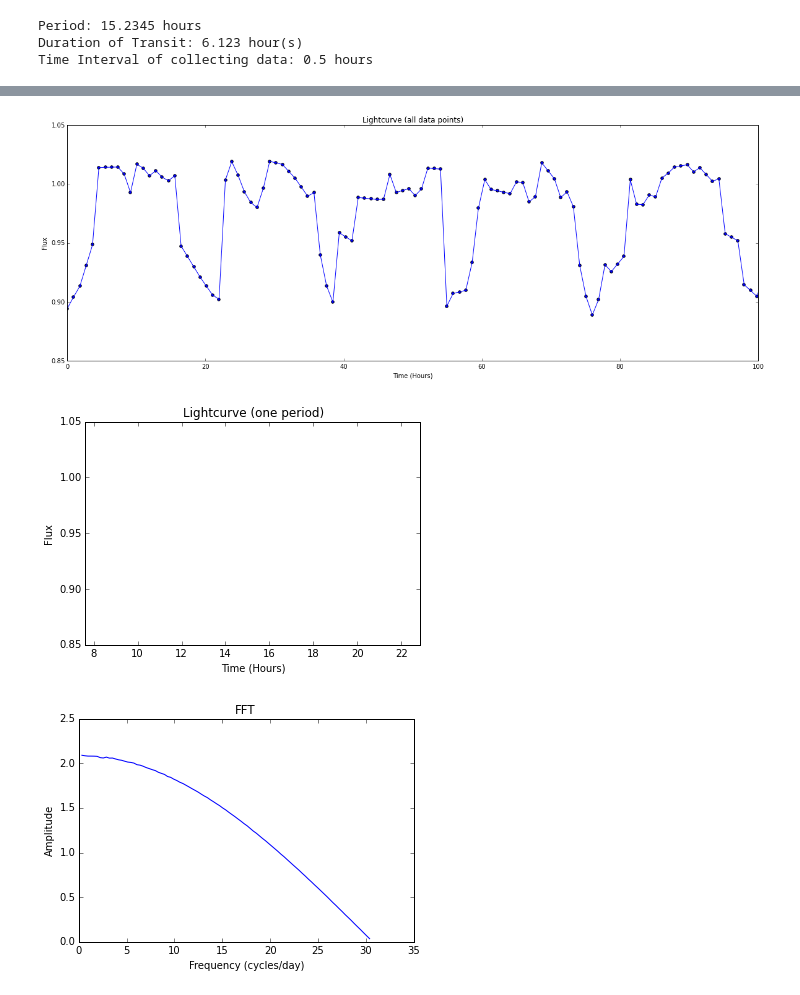
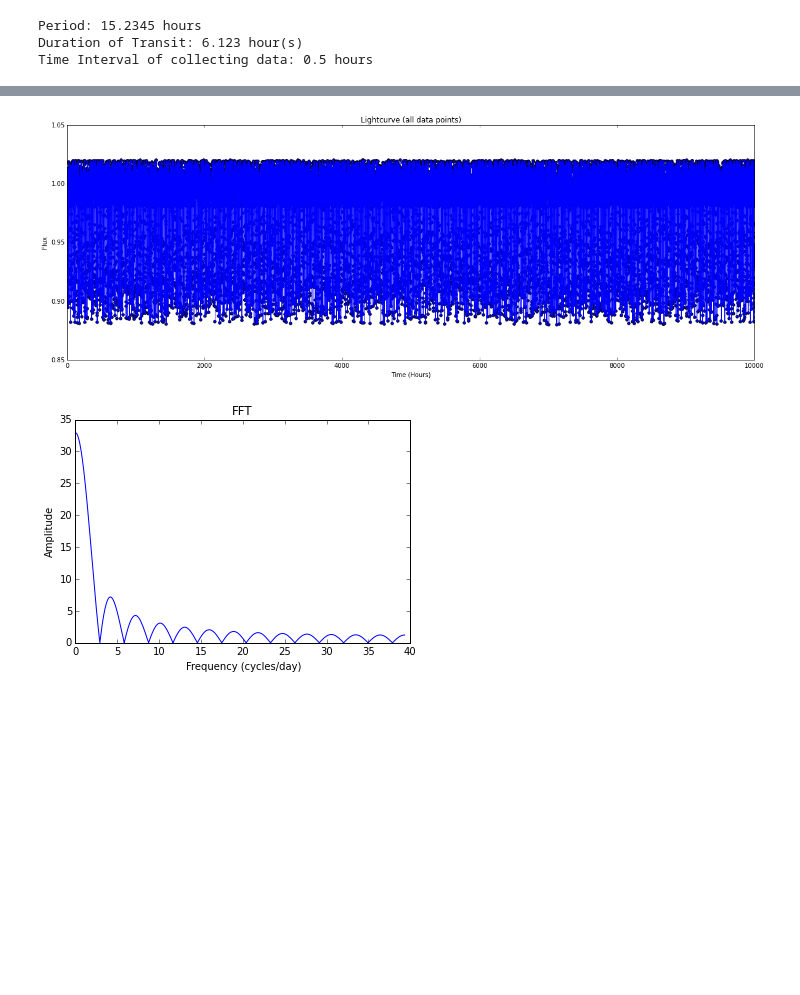
Before and after one commit to dianadianadiana/FFT, a Jupyter notebook: flux_function_transit.ipynb, the cells around one changed output, grey strips where cells are left out. Cells and saved outputs as stored; diff of their text form; code cells hidden in the pictures; blank space fills up the shorter version.

```diff
--- a/flux_function_transit.ipynb
+++ b/flux_function_transit.ipynb
@@ -105,10 +105,10 @@ Period: 15.2345 hours
 Duration of Transit: 6.123 hour(s)
 Time Interval of collecting data: 0.5 hours
 # %%
-# Setting up a Time Array
-# --- has scatter --- has gaps ---
+### Setting up a Time Array
+### --- time scatter --- has gaps ---
 
-a, b = 0, 100 #hours
+a, b = 0, 10000 #hours
 #N: number of data points
 N = np.round((b-a) / time_int) #float
 print("Number of data points: " + str(N))
@@ -119,7 +119,23 @@ time_sigma = 3.5/60 # in hours
 time_scatter = time_sigma * (np.random.random_sample(len(t)))
 t = t + time_scatter
 
-t_random =  np.around(np.random.random(len(t))) # create array randomly with 0s and 1s
+t_random =  np.around(np.random.random(len(t))) # create array randomly with 0's and 1's
+
+count_one = np.float(np.count_nonzero(t_random)) # count the number of "1's" in the array
+ratio = .94 # the ratio of how many data points we have to how many are missing
+while count_one/len(t_random) < ratio:
+    loc_zero = np.transpose(np.argwhere(t_random == 0.0))[0] # arr with indexes of 0's
+    # create a random bool array with the same length as loc_zero
+    # true: data point, false: gap point
+    loc_zero_bool = np.array(np.around(np.random.random(len(loc_zero))),dtype=bool)
+    i = 0
+    while i < len(loc_zero):
+        index = loc_zero[i]
+        if loc_zero_bool[i]:
+            t_random[index] = 1.0
+        i+=1
+    count_one = np.float(np.count_nonzero(t_random)) # recount all the 1's now
+
 t_bool = array(t_random, dtype=bool) # make a boolean array -- True is a data point, False is a gap
 t_bool[0], t_bool[len(t_bool) - 1] = True, True # make sure end points are data points
 
@@ -254,32 +236,31 @@ flux at index 132.0 : 0.930899340621
 # %%
 #plot the lightcurves
 
 #plot lightcurve all data points
 fig = plt.figure(figsize=(20,15))
 ax = fig.add_subplot(2,1,1)
 t = time_cad
 f = flux_cad
 ax.scatter(t,f)
 ax.plot(t,f)
 plt.title("Lightcurve (all data points)")
 plt.xlabel("Time (Hours)")
 plt.ylabel("Flux")
 plt.xlim([a,b])
 plt.ylim([1 - 1.5*delta, 1. + .5*delta])
 plt.show()
 
 #HOW TO MAKE THIS GRAPH WORK
-ax = fig.add_subplot(2,1,2)
-ax.scatter(t,f)
-plt.title("Lightcurve (one period)")
-plt.xlabel("Time (Hours)")
-plt.ylabel("Flux")
-plt.xlim([period - .5*period, period + .5*period])
-plt.ylim([1 - 1.5*delta, 1 + .5*delta])
-plt.show()
+# ax = fig.add_subplot(2,1,2)
+# ax.scatter(t,f)
+# plt.title("Lightcurve (one period)")
+# plt.xlabel("Time (Hours)")
+# plt.ylabel("Flux")
+# plt.xlim([period - .5*period, period + .5*period])
+# plt.ylim([1 - 1.5*delta, 1 + .5*delta])
+# plt.show()
 # %% [output]
-[figure, old version]
+[figure, new version]
-[figure, removed]
 # %%
 #FFT part
 # oversampling
@@ -319,7 +300,7 @@ plt.xlabel("Frequency (cycles/day)")
 plt.ylabel("Amplitude")
 plt.show()
 # %% [output]
-[figure, old version]
+[figure, new version]
 # %%
 pos_max_power = np.argmax(power)
 
```
Also changed, not shown: parts of 8 cells of this notebook.
